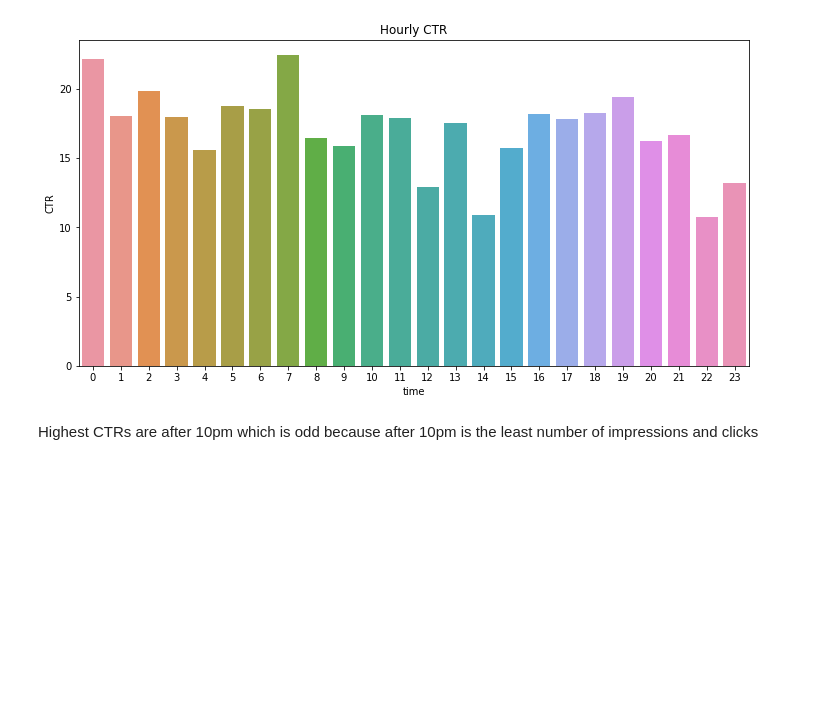
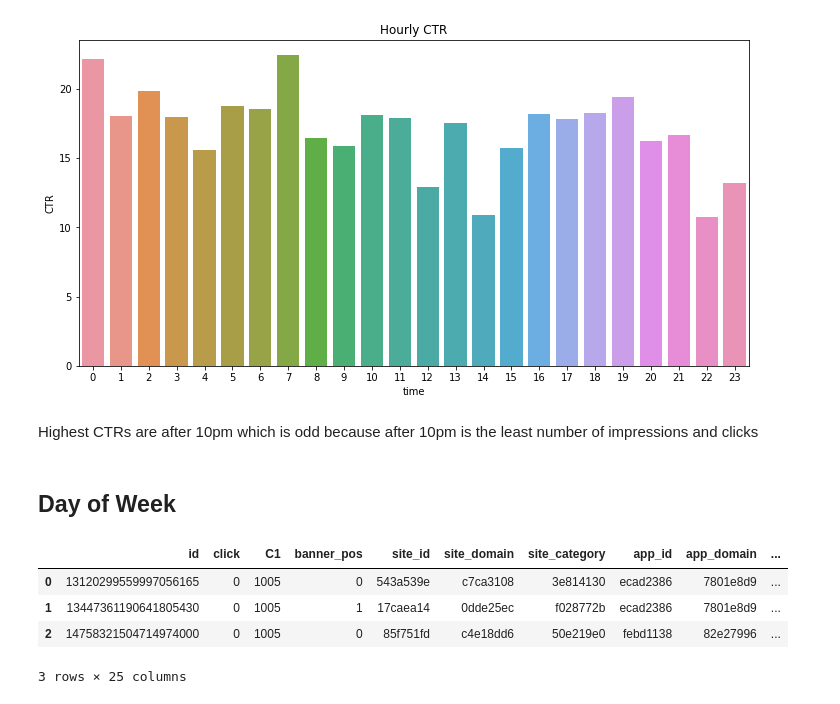
Before and after one commit to kanalyzers/ad_optimization, a Jupyter notebook: notebooks/random_forest.ipynb, the cells around one changed output. Cells and saved outputs as stored; diff of their text form; code cells hidden in the pictures; blank space fills up the shorter version.

```diff
--- a/notebooks/random_forest.ipynb
+++ b/notebooks/random_forest.ipynb
@@ -497,3 +497,5 @@ plt.title('Hourly CTR');
 [figure]
 # %% [markdown]
 Highest CTRs are after 10pm which is odd because after 10pm is the least number of impressions and clicks
+# %% [markdown]
+## Day of Week
@@ -499,0 +505,8 @@ Highest CTRs are after 10pm which is odd because after 10pm is the least number
+# %%
+df_dow.head(3)
+# %% [output]
+|  | id | click | C1 | banner_pos | site_id | site_domain | site_category | app_id | app_domain | ... |
+| 0 | 13120299559997056165 | 0 | 1005 | 0 | 543a539e | c7ca3108 | 3e814130 | ecad2386 | 7801e8d9 | ... |
+| 1 | 13447361190641805430 | 0 | 1005 | 1 | 17caea14 | 0dde25ec | f028772b | ecad2386 | 7801e8d9 | ... |
+| 2 | 14758321504714974000 | 0 | 1005 | 0 | 85f751fd | c4e18dd6 | 50e219e0 | febd1138 | 82e27996 | ... |
+3 rows × 25 columns
```
Also changed, not shown: parts of 11 cells of this notebook.
